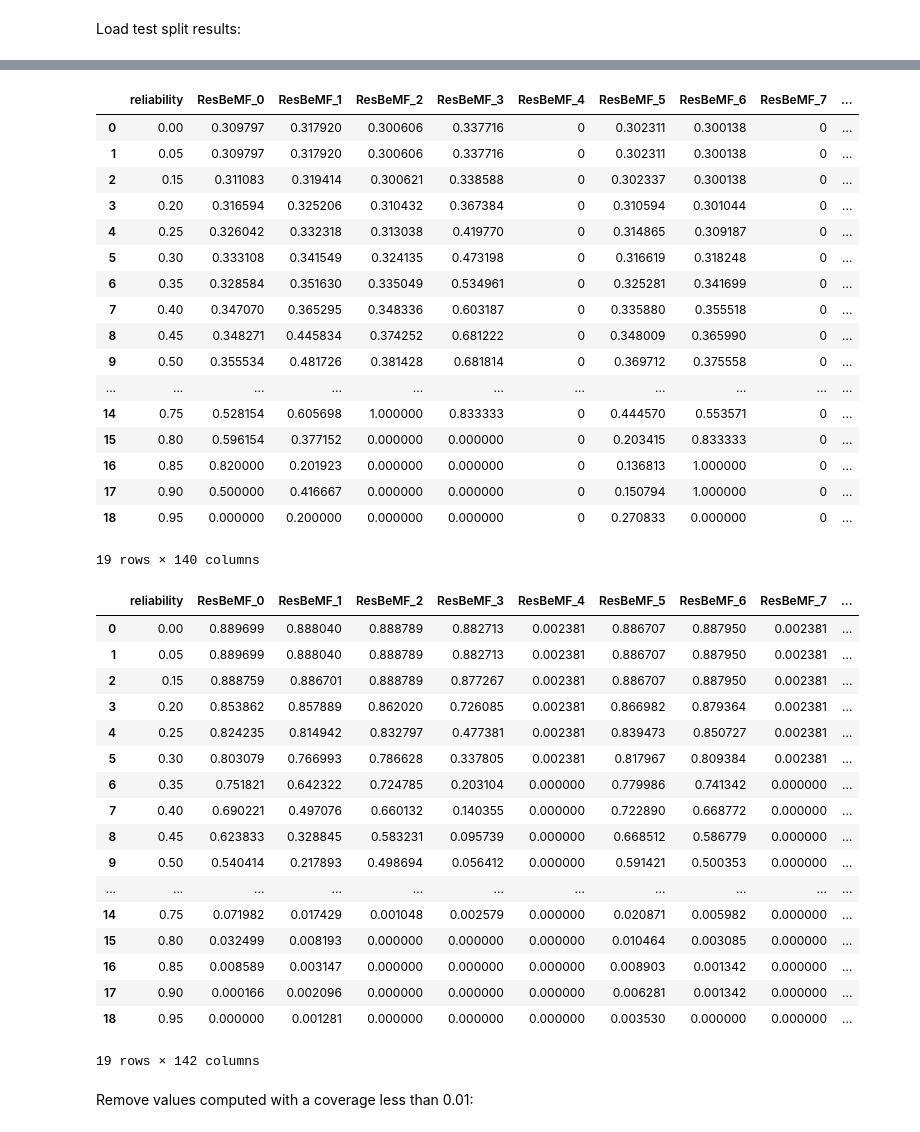
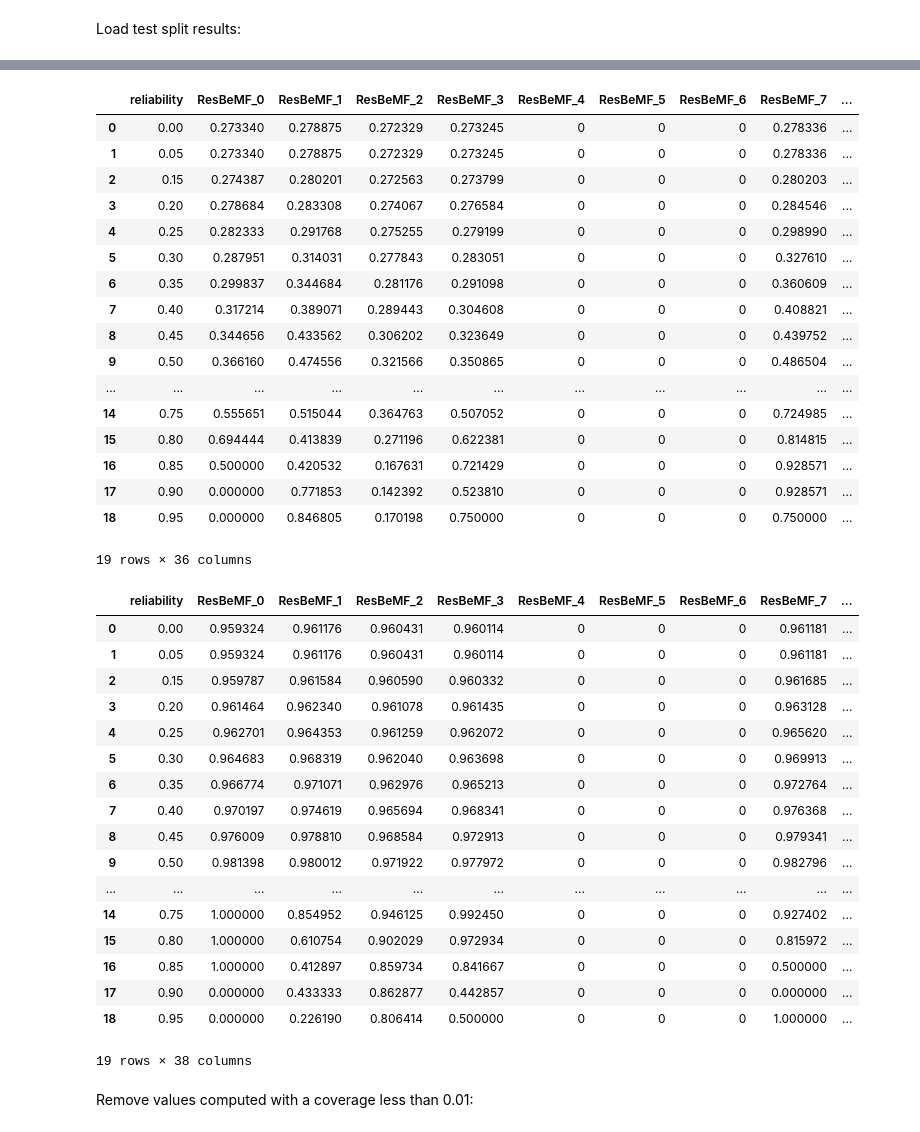
Before and after one commit to KNODIS-Research-Group/resbemf, a Jupyter notebook: figs generator.ipynb, the cells around one changed output, grey strips where cells are left out. Saved outputs shown, nothing was run; the diff lists cells and outputs as text; code cells hidden in the pictures.

```diff
--- a/figs generator.ipynb
+++ b/figs generator.ipynb
@@ -10,7 +10,7 @@ import numpy as np
 import pareto
 import math
 # %%
-dataset = 'ft' # 'ml100k', 'ml1m', 'ft', 'anime'
+dataset = 'anime' # 'ml100k', 'ml1m', 'ft', 'anime'
 # %% [markdown]
 ## Frente de pareto
 # %% [markdown]
@@ -148,45 +148,45 @@ accuracy_df = pd.read_csv('results/test-split/' + dataset + '/accuracy.csv')
 accuracy_df
 # %% [output]
 |  | reliability | ResBeMF_0 | ResBeMF_1 | ResBeMF_2 | ResBeMF_3 | ResBeMF_4 | ResBeMF_5 | ResBeMF_6 | ResBeMF_7 | ... |
-| 0 | 0.00 | 0.309797 | 0.317920 | 0.300606 | 0.337716 | 0 | 0.302311 | 0.300138 | 0 | ... |
-| 1 | 0.05 | 0.309797 | 0.317920 | 0.300606 | 0.337716 | 0 | 0.302311 | 0.300138 | 0 | ... |
-| 2 | 0.15 | 0.311083 | 0.319414 | 0.300621 | 0.338588 | 0 | 0.302337 | 0.300138 | 0 | ... |
-| 3 | 0.20 | 0.316594 | 0.325206 | 0.310432 | 0.367384 | 0 | 0.310594 | 0.301044 | 0 | ... |
-| 4 | 0.25 | 0.326042 | 0.332318 | 0.313038 | 0.419770 | 0 | 0.314865 | 0.309187 | 0 | ... |
-| 5 | 0.30 | 0.333108 | 0.341549 | 0.324135 | 0.473198 | 0 | 0.316619 | 0.318248 | 0 | ... |
-| 6 | 0.35 | 0.328584 | 0.351630 | 0.335049 | 0.534961 | 0 | 0.325281 | 0.341699 | 0 | ... |
-| 7 | 0.40 | 0.347070 | 0.365295 | 0.348336 | 0.603187 | 0 | 0.335880 | 0.355518 | 0 | ... |
-| 8 | 0.45 | 0.348271 | 0.445834 | 0.374252 | 0.681222 | 0 | 0.348009 | 0.365990 | 0 | ... |
-| 9 | 0.50 | 0.355534 | 0.481726 | 0.381428 | 0.681814 | 0 | 0.369712 | 0.375558 | 0 | ... |
+| 0 | 0.00 | 0.273340 | 0.278875 | 0.272329 | 0.273245 | 0 | 0 | 0 | 0.278336 | ... |
+| 1 | 0.05 | 0.273340 | 0.278875 | 0.272329 | 0.273245 | 0 | 0 | 0 | 0.278336 | ... |
+| 2 | 0.15 | 0.274387 | 0.280201 | 0.272563 | 0.273799 | 0 | 0 | 0 | 0.280203 | ... |
+| 3 | 0.20 | 0.278684 | 0.283308 | 0.274067 | 0.276584 | 0 | 0 | 0 | 0.284546 | ... |
+| 4 | 0.25 | 0.282333 | 0.291768 | 0.275255 | 0.279199 | 0 | 0 | 0 | 0.298990 | ... |
+| 5 | 0.30 | 0.287951 | 0.314031 | 0.277843 | 0.283051 | 0 | 0 | 0 | 0.327610 | ... |
+| 6 | 0.35 | 0.299837 | 0.344684 | 0.281176 | 0.291098 | 0 | 0 | 0 | 0.360609 | ... |
+| 7 | 0.40 | 0.317214 | 0.389071 | 0.289443 | 0.304608 | 0 | 0 | 0 | 0.408821 | ... |
+| 8 | 0.45 | 0.344656 | 0.433562 | 0.306202 | 0.323649 | 0 | 0 | 0 | 0.439752 | ... |
+| 9 | 0.50 | 0.366160 | 0.474556 | 0.321566 | 0.350865 | 0 | 0 | 0 | 0.486504 | ... |
 | ... | ... | ... | ... | ... | ... | ... | ... | ... | ... | ... |
-| 14 | 0.75 | 0.528154 | 0.605698 | 1.000000 | 0.833333 | 0 | 0.444570 | 0.553571 | 0 | ... |
-| 15 | 0.80 | 0.596154 | 0.377152 | 0.000000 | 0.000000 | 0 | 0.203415 | 0.833333 | 0 | ... |
-| 16 | 0.85 | 0.820000 | 0.201923 | 0.000000 | 0.000000 | 0 | 0.136813 | 1.000000 | 0 | ... |
-| 17 | 0.90 | 0.500000 | 0.416667 | 0.000000 | 0.000000 | 0 | 0.150794 | 1.000000 | 0 | ... |
-| 18 | 0.95 | 0.000000 | 0.200000 | 0.000000 | 0.000000 | 0 | 0.270833 | 0.000000 | 0 | ... |
+| 14 | 0.75 | 0.555651 | 0.515044 | 0.364763 | 0.507052 | 0 | 0 | 0 | 0.724985 | ... |
+| 15 | 0.80 | 0.694444 | 0.413839 | 0.271196 | 0.622381 | 0 | 0 | 0 | 0.814815 | ... |
+| 16 | 0.85 | 0.500000 | 0.420532 | 0.167631 | 0.721429 | 0 | 0 | 0 | 0.928571 | ... |
+| 17 | 0.90 | 0.000000 | 0.771853 | 0.142392 | 0.523810 | 0 | 0 | 0 | 0.928571 | ... |
+| 18 | 0.95 | 0.000000 | 0.846805 | 0.170198 | 0.750000 | 0 | 0 | 0 | 0.750000 | ... |
-19 rows × 140 columns
+19 rows × 36 columns
 # %%
-ndcg_df = pd.read_csv('results/test-split/' + dataset + '/ndcg.csv')
-ndcg_df
+map_df = pd.read_csv('results/test-split/' + dataset + '/map.csv')
+map_df
 # %% [output]
 |  | reliability | ResBeMF_0 | ResBeMF_1 | ResBeMF_2 | ResBeMF_3 | ResBeMF_4 | ResBeMF_5 | ResBeMF_6 | ResBeMF_7 | ... |
-| 0 | 0.00 | 0.889699 | 0.888040 | 0.888789 | 0.882713 | 0.002381 | 0.886707 | 0.887950 | 0.002381 | ... |
-| 1 | 0.05 | 0.889699 | 0.888040 | 0.888789 | 0.882713 | 0.002381 | 0.886707 | 0.887950 | 0.002381 | ... |
-| 2 | 0.15 | 0.888759 | 0.886701 | 0.888789 | 0.877267 | 0.002381 | 0.886707 | 0.887950 | 0.002381 | ... |
-| 3 | 0.20 | 0.853862 | 0.857889 | 0.862020 | 0.726085 | 0.002381 | 0.866982 | 0.879364 | 0.002381 | ... |
-| 4 | 0.25 | 0.824235 | 0.814942 | 0.832797 | 0.477381 | 0.002381 | 0.839473 | 0.850727 | 0.002381 | ... |
-| 5 | 0.30 | 0.803079 | 0.766993 | 0.786628 | 0.337805 | 0.002381 | 0.817967 | 0.809384 | 0.002381 | ... |
-| 6 | 0.35 | 0.751821 | 0.642322 | 0.724785 | 0.203104 | 0.000000 | 0.779986 | 0.741342 | 0.000000 | ... |
-| 7 | 0.40 | 0.690221 | 0.497076 | 0.660132 | 0.140355 | 0.000000 | 0.722890 | 0.668772 | 0.000000 | ... |
-| 8 | 0.45 | 0.623833 | 0.328845 | 0.583231 | 0.095739 | 0.000000 | 0.668512 | 0.586779 | 0.000000 | ... |
-| 9 | 0.50 | 0.540414 | 0.217893 | 0.498694 | 0.056412 | 0.000000 | 0.591421 | 0.500353 | 0.000000 | ... |
+| 0 | 0.00 | 0.959324 | 0.961176 | 0.960431 | 0.960114 | 0 | 0 | 0 | 0.961181 | ... |
+| 1 | 0.05 | 0.959324 | 0.961176 | 0.960431 | 0.960114 | 0 | 0 | 0 | 0.961181 | ... |
+| 2 | 0.15 | 0.959787 | 0.961584 | 0.960590 | 0.960332 | 0 | 0 | 0 | 0.961685 | ... |
+| 3 | 0.20 | 0.961464 | 0.962340 | 0.961078 | 0.961435 | 0 | 0 | 0 | 0.963128 | ... |
+| 4 | 0.25 | 0.962701 | 0.964353 | 0.961259 | 0.962072 | 0 | 0 | 0 | 0.965620 | ... |
+| 5 | 0.30 | 0.964683 | 0.968319 | 0.962040 | 0.963698 | 0 | 0 | 0 | 0.969913 | ... |
+| 6 | 0.35 | 0.966774 | 0.971071 | 0.962976 | 0.965213 | 0 | 0 | 0 | 0.972764 | ... |
+| 7 | 0.40 | 0.970197 | 0.974619 | 0.965694 | 0.968341 | 0 | 0 | 0 | 0.976368 | ... |
+| 8 | 0.45 | 0.976009 | 0.978810 | 0.968584 | 0.972913 | 0 | 0 | 0 | 0.979341 | ... |
+| 9 | 0.50 | 0.981398 | 0.980012 | 0.971922 | 0.977972 | 0 | 0 | 0 | 0.982796 | ... |
 | ... | ... | ... | ... | ... | ... | ... | ... | ... | ... | ... |
-| 14 | 0.75 | 0.071982 | 0.017429 | 0.001048 | 0.002579 | 0.000000 | 0.020871 | 0.005982 | 0.000000 | ... |
-| 15 | 0.80 | 0.032499 | 0.008193 | 0.000000 | 0.000000 | 0.000000 | 0.010464 | 0.003085 | 0.000000 | ... |
-| 16 | 0.85 | 0.008589 | 0.003147 | 0.000000 | 0.000000 | 0.000000 | 0.008903 | 0.001342 | 0.000000 | ... |
-| 17 | 0.90 | 0.000166 | 0.002096 | 0.000000 | 0.000000 | 0.000000 | 0.006281 | 0.001342 | 0.000000 | ... |
-| 18 | 0.95 | 0.000000 | 0.001281 | 0.000000 | 0.000000 | 0.000000 | 0.003530 | 0.000000 | 0.000000 | ... |
+| 14 | 0.75 | 1.000000 | 0.854952 | 0.946125 | 0.992450 | 0 | 0 | 0 | 0.927402 | ... |
+| 15 | 0.80 | 1.000000 | 0.610754 | 0.902029 | 0.972934 | 0 | 0 | 0 | 0.815972 | ... |
+| 16 | 0.85 | 1.000000 | 0.412897 | 0.859734 | 0.841667 | 0 | 0 | 0 | 0.500000 | ... |
+| 17 | 0.90 | 0.000000 | 0.433333 | 0.862877 | 0.442857 | 0 | 0 | 0 | 0.000000 | ... |
+| 18 | 0.95 | 0.000000 | 0.226190 | 0.806414 | 0.500000 | 0 | 0 | 0 | 1.000000 | ... |
-19 rows × 142 columns
+19 rows × 38 columns
 # %% [markdown]
 Remove values computed with a coverage less than 0.01:
 # %%
```
Also changed, not shown: parts of 7 cells of this notebook, 21 other files.
